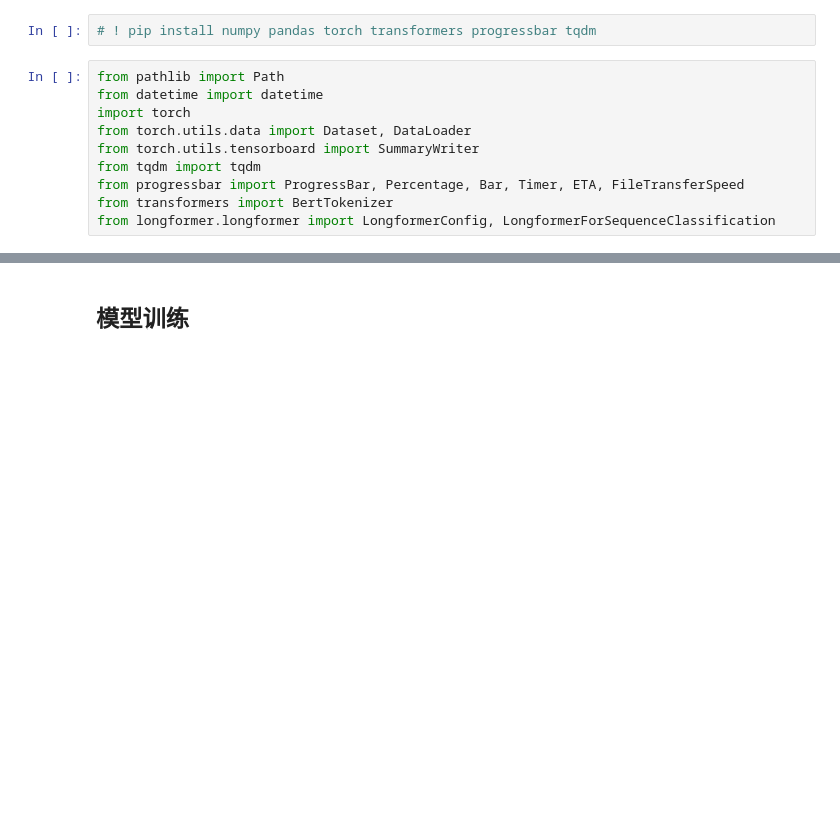
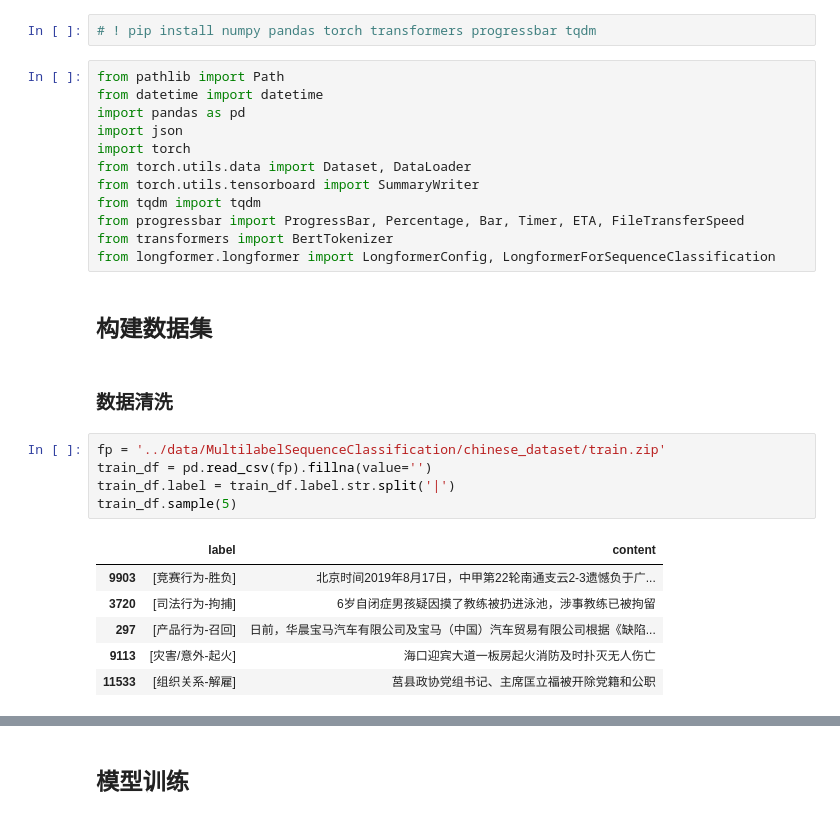
Before and after one commit to NanZhang1991/nlp, a Jupyter notebook: sequence_classification/longformer_zh/longformer_suquence_classification.ipynb, the cells around one changed output, grey strips where cells are left out. Cells and saved outputs as stored; diff of their text form; blank space fills up the shorter version.

```diff
--- a/sequence_classification/longformer_zh/longformer_suquence_classification.ipynb
+++ b/sequence_classification/longformer_zh/longformer_suquence_classification.ipynb
@@ -5,6 +5,8 @@
 # %%
 from pathlib import Path
 from datetime import datetime
+import pandas as pd
+import json
 import torch
 from torch.utils.data import Dataset, DataLoader
 from torch.utils.tensorboard import SummaryWriter
@@ -12,3 +14,19 @@ from tqdm import tqdm
 from progressbar import ProgressBar, Percentage, Bar, Timer, ETA, FileTransferSpeed
 from transformers import BertTokenizer
 from longformer.longformer import LongformerConfig, LongformerForSequenceClassification
+# %% [markdown]
+## 构建数据集
+# %% [markdown]
+### 数据清洗
+# %%
+fp = '../data/MultilabelSequenceClassification/chinese_dataset/train.zip'
+train_df = pd.read_csv(fp).fillna(value='')
+train_df.label = train_df.label.str.split('|')
+train_df.sample(5)
+# %% [output]
+|  | label | content |
+| 9903 | [竞赛行为-胜负] | 北京时间2019年8月17日，中甲第22轮南通支云2-3遗憾负于广... |
+| 3720 | [司法行为-拘捕] | 6岁自闭症男孩疑因摸了教练被扔进泳池，涉事教练已被拘留 |
+| 297 | [产品行为-召回] | 日前，华晨宝马汽车有限公司及宝马（中国）汽车贸易有限公司根据《缺陷... |
+| 9113 | [灾害/意外-起火] | 海口迎宾大道一板房起火消防及时扑灭无人伤亡 |
+| 11533 | [组织关系-解雇] | 莒县政协党组书记、主席匡立福被开除党籍和公职 |
```
Also changed, not shown: parts of 9 cells of this notebook, 3 other files.
